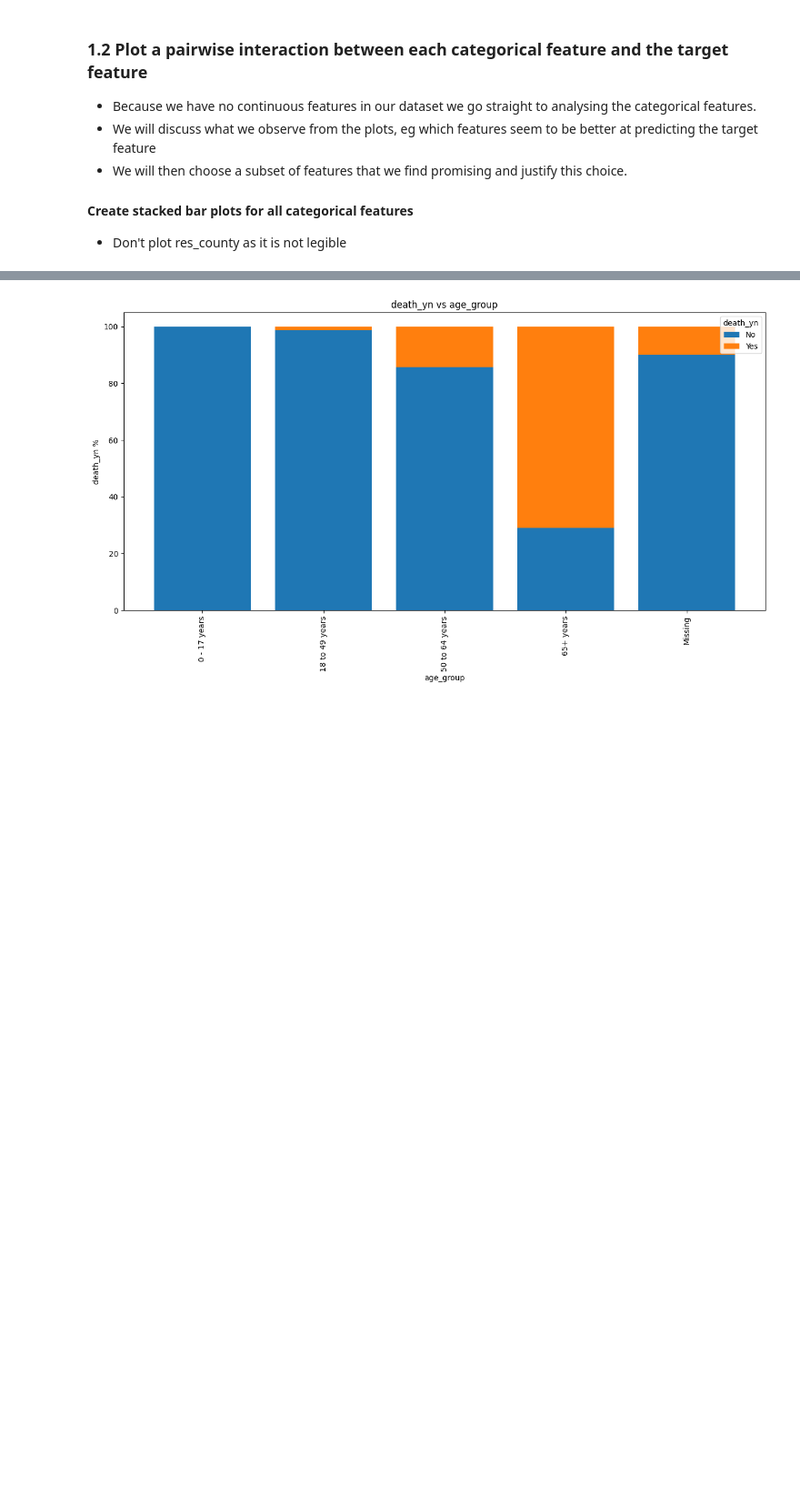
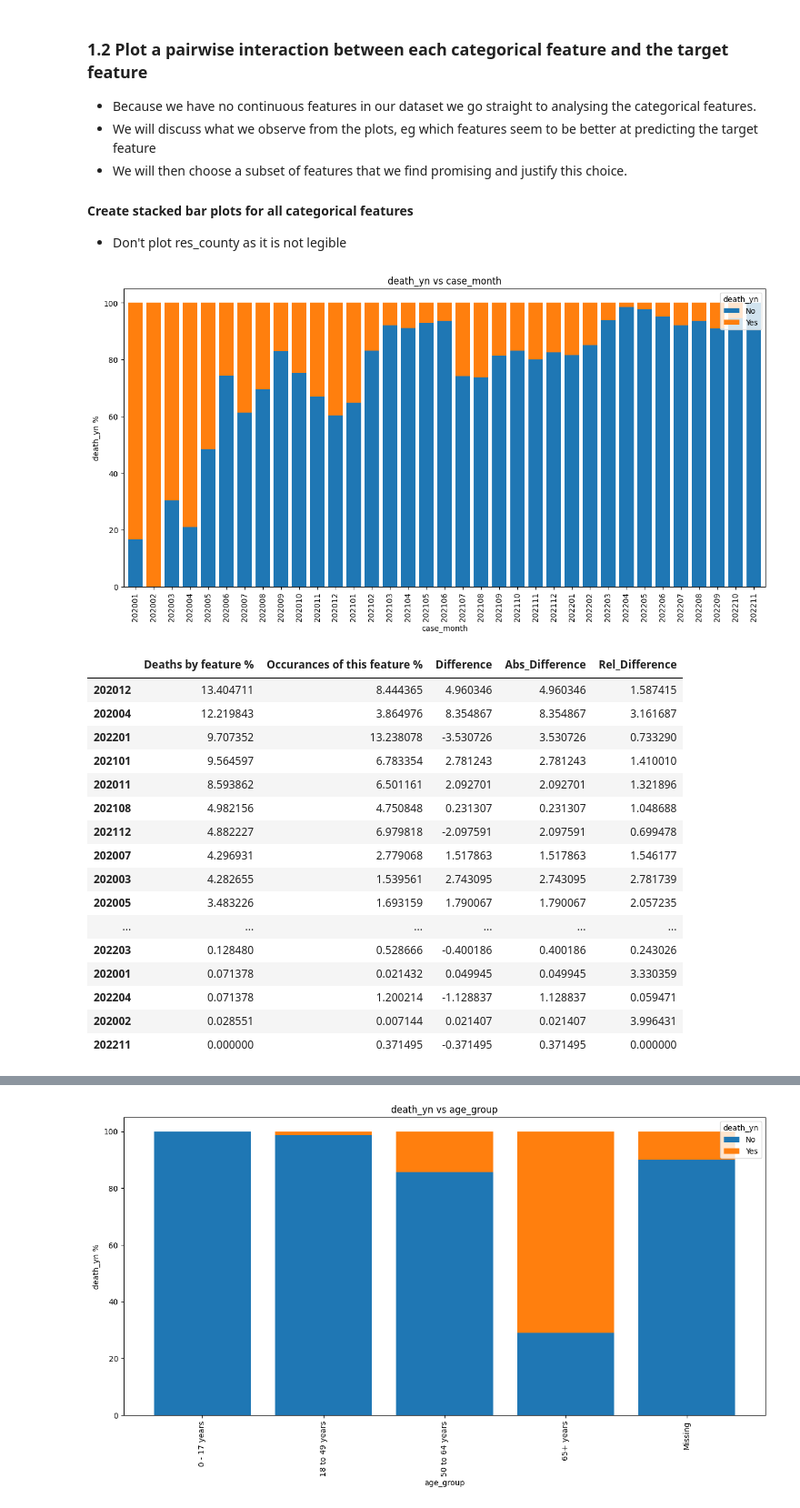
Before and after one commit to keyinb/data-analytics, a Jupyter notebook: 2022-Homework2-Notebook.ipynb, the cells around one changed output, grey strips where cells are left out. Shown: that part at 91% size. Drawn from its saved outputs; the diff is of its cells as text; code cells hidden in the pictures; blank space fills up the shorter version.

```diff
--- a/2022-Homework2-Notebook.ipynb
+++ b/2022-Homework2-Notebook.ipynb
@@ -481,3 +481,29 @@ def feature_death_comp(feature):
     display(feature_comp)
 
     return feature_comp
+# %%
+i=0
+for column in df_temp.columns:
+    if i==0:
+        feature_death_comp(column)
+        break
+    i+=1
+# %% [output]
+[figure, added]
+|  | Deaths by feature % | Occurances of this feature % | Difference | Abs_Difference | Rel_Difference |
+| 202012 | 13.404711 | 8.444365 | 4.960346 | 4.960346 | 1.587415 |
+| 202004 | 12.219843 | 3.864976 | 8.354867 | 8.354867 | 3.161687 |
+| 202201 | 9.707352 | 13.238078 | -3.530726 | 3.530726 | 0.733290 |
+| 202101 | 9.564597 | 6.783354 | 2.781243 | 2.781243 | 1.410010 |
+| 202011 | 8.593862 | 6.501161 | 2.092701 | 2.092701 | 1.321896 |
+| 202108 | 4.982156 | 4.750848 | 0.231307 | 0.231307 | 1.048688 |
+| 202112 | 4.882227 | 6.979818 | -2.097591 | 2.097591 | 0.699478 |
+| 202007 | 4.296931 | 2.779068 | 1.517863 | 1.517863 | 1.546177 |
+| 202003 | 4.282655 | 1.539561 | 2.743095 | 2.743095 | 2.781739 |
+| 202005 | 3.483226 | 1.693159 | 1.790067 | 1.790067 | 2.057235 |
+| ... | ... | ... | ... | ... | ... |
+| 202203 | 0.128480 | 0.528666 | -0.400186 | 0.400186 | 0.243026 |
+| 202001 | 0.071378 | 0.021432 | 0.049945 | 0.049945 | 3.330359 |
+| 202204 | 0.071378 | 1.200214 | -1.128837 | 1.128837 | 0.059471 |
+| 202002 | 0.028551 | 0.007144 | 0.021407 | 0.021407 | 3.996431 |
+| 202211 | 0.000000 | 0.371495 | -0.371495 | 0.371495 | 0.000000 |
```
Also changed, not shown: parts of 29 cells of this notebook.
